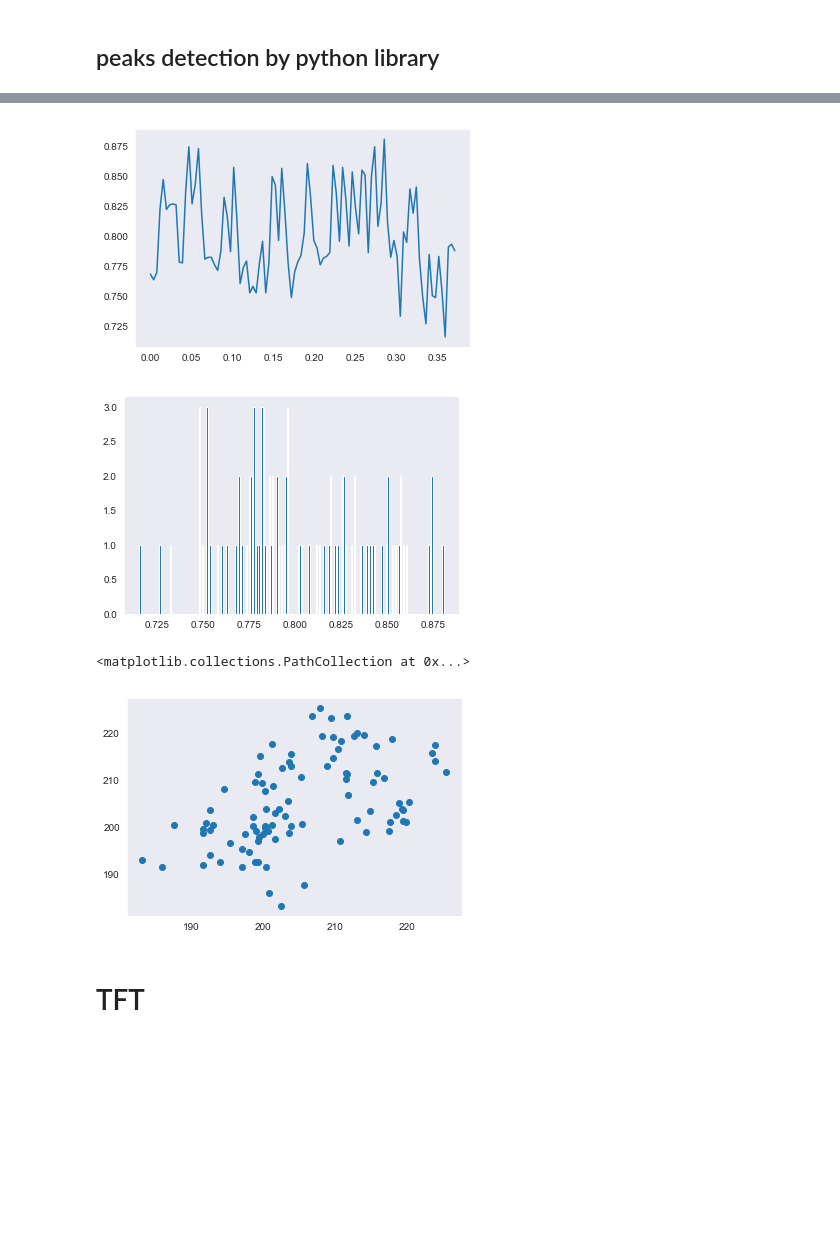
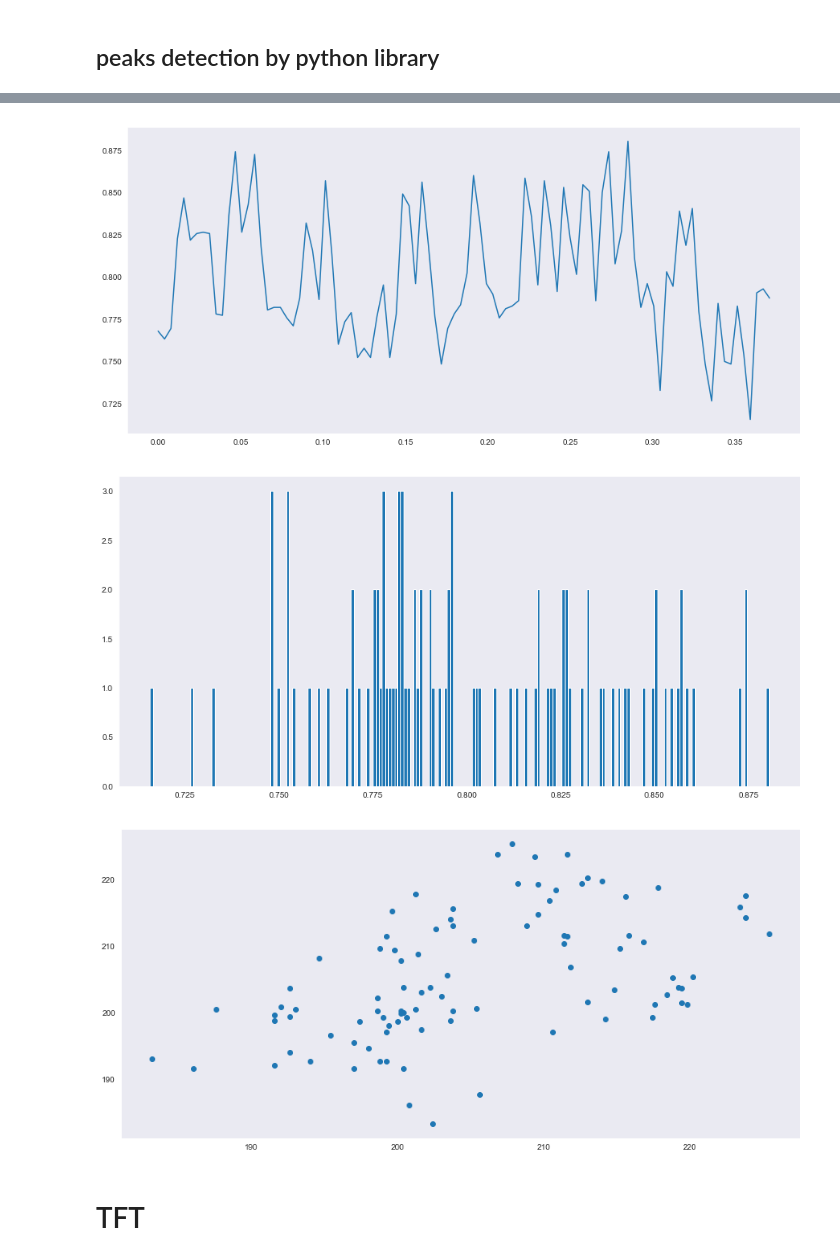
Before and after one commit to YosriSakly/Geste-et-intelligence-artificielle-HRV-fatigue, a Jupyter notebook: Copy-Yosri.ipynb, the cells around one changed output, grey strips where cells are left out. Cells and saved outputs as stored; diff of their text form; code cells hidden in the pictures; blank space fills up the shorter version.

```diff
--- a/Copy-Yosri.ipynb
+++ b/Copy-Yosri.ipynb
@@ -200,23 +205,25 @@ plt.show()
 # %%
 distance=peaks[1:]-peaks[:-1]
 
 distance= np.array([x for x in distance if x <= 256])
 
 w=5
 distance=pd.DataFrame(distance).rolling(w).mean()[w:].values.reshape(1,-1)[0]
-
+plt.figure(figsize=(15, 7))
 plt.plot(np.arange(len(distance))/256, distance/256)
 plt.show()
+plt.figure(figsize=(15, 7))
 plt.hist(distance/256, bins=200)
 plt.show()
 # %% [output]
-[figure, old version]
+[figure, new version]
-[figure, old version]
+[figure, new version]
 # %%
+plt.figure(figsize=(15, 7))
 plt.scatter(distance[1:], distance[:-1])
+plt.show()
 # %% [output]
-<matplotlib.collections.PathCollection at 0x...>
-[figure, old version]
+[figure, new version]
 # %% [markdown]
 # TFT
 # %%
```
Also changed, not shown: parts of 5 cells of this notebook.
